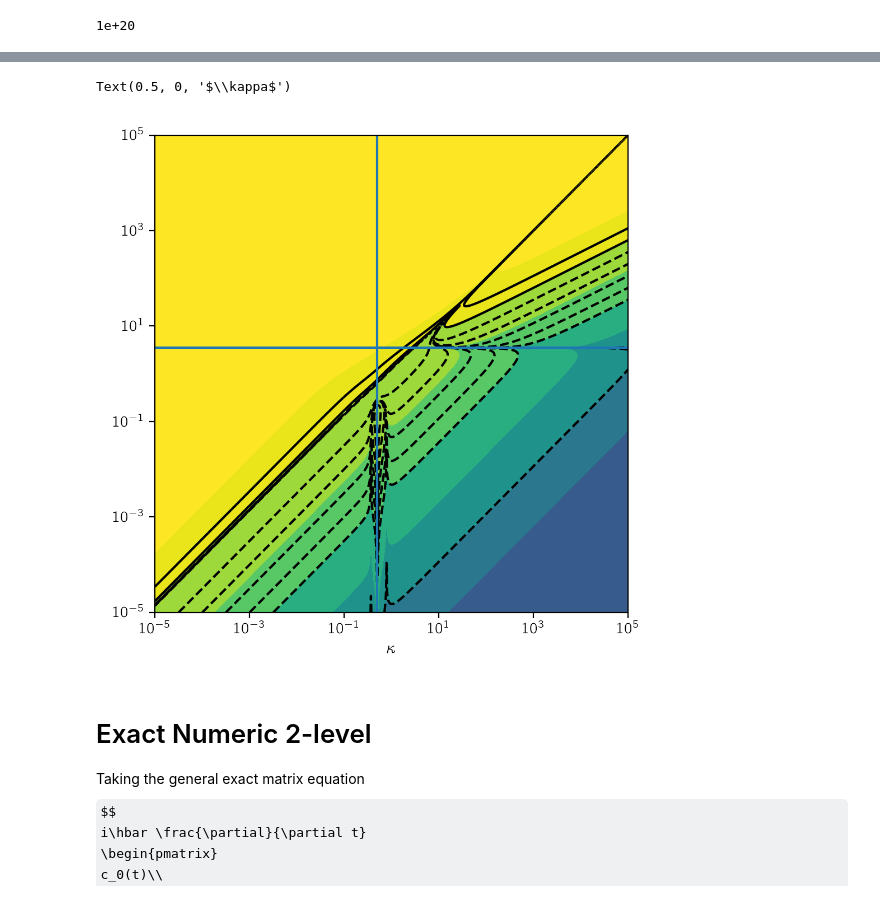
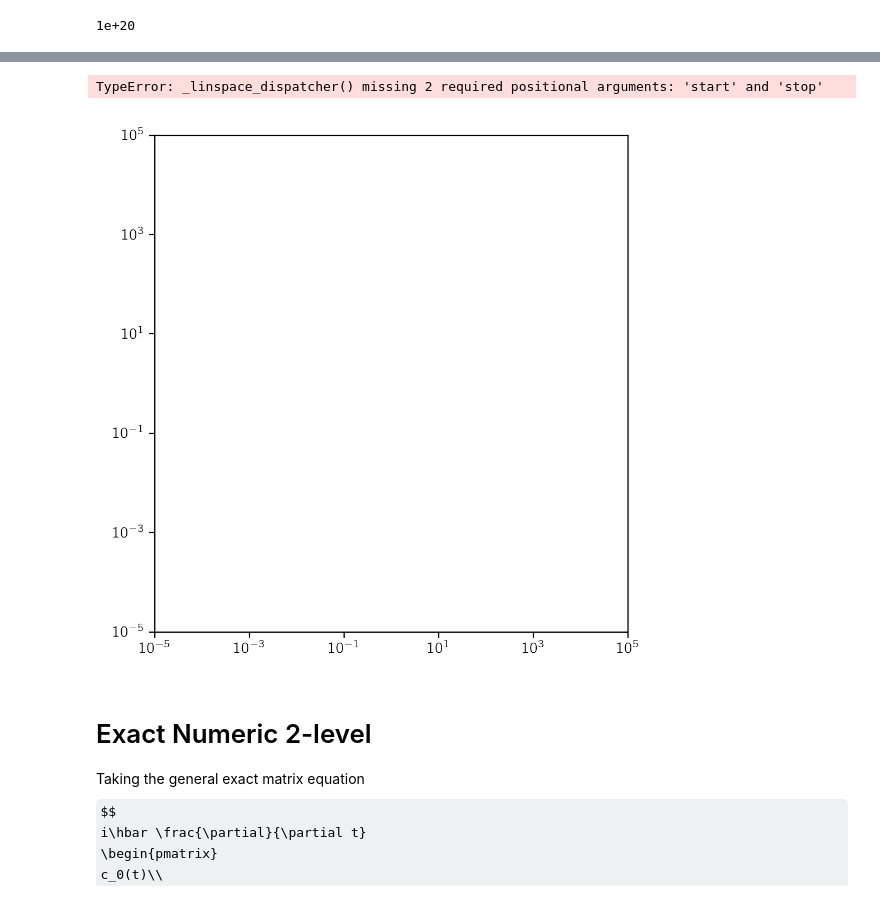
Before and after one commit to tomhepz/MolecularEnergyLevels, a Jupyter notebook: notebooks/rabi.ipynb, the cells around one changed output, grey strips where cells are left out. Drawn from its saved outputs; the diff is of its cells as text; code cells hidden in the pictures; some formulas as TeX source.

```diff
--- a/notebooks/rabi.ipynb
+++ b/notebooks/rabi.ipynb
@@ -164,7 +164,7 @@ Text(0, 0.5, '$\\pi_2$')
 # %% [markdown]
 # Analytic 3-State
 # %%
-example_points = [(0.5,1,3),(0.1,1,3),(1,4,3),(0.5,0.02,80)]
+example_points = [(3516,118,5),(2**1.5,2**1.5,3),(1,4,3),(0.5,0.04,80)]
 # %%
 fig, axs = plt.subplots(2,2,figsize=(6,4.5))
 
@@ -301,27 +346,29 @@ maximum_fidelities[999,0]
 # %%
 fig, ax = plt.subplots(figsize=(5,5))
 ax.set_xscale('log')
 ax.set_yscale('log')
 ax.set_xlim(10**k_exp_range[0],10**k_exp_range[1])
 ax.set_ylim(10**g_exp_range[0],10**g_exp_range[1])
 
-error = np.abs((twice_average_fidelities-maximum_fidelities)/twice_average_fidelities)
+deltas = np.linspace()
+
+np.pi
 
 
 
 # norm_c = colors.Normalize(vmin=-1, vmax=1)
 ax.contourf(ks,gs,np.log10(error+1e-15),20,norm=colors.Normalize(vmin=-20,vmax=2,clip=True))
 ax.contour(ks,gs,np.log10(error+1e-15),[-10,-5,-4,-3,-2,-1,0,1],colors='black')
 # fig.colorbar()
 
-ax.axhline(3.5)
-ax.axvline(0.5)
+ax.axhline(2**1.5)
+ax.axvline(1)
 
 
 ax.set_xlabel('$\kappa$')
 # %% [output]
-Text(0.5, 0, '$\\kappa$')
+TypeError: _linspace_dispatcher() missing 2 required positional arguments: 'start' and 'stop'
-[figure, old version]
+[figure, new version]
 # %% [markdown]
 # Exact Numeric 2-level
 
```
Also changed, not shown: parts of 6 cells of this notebook, 23 other files.
